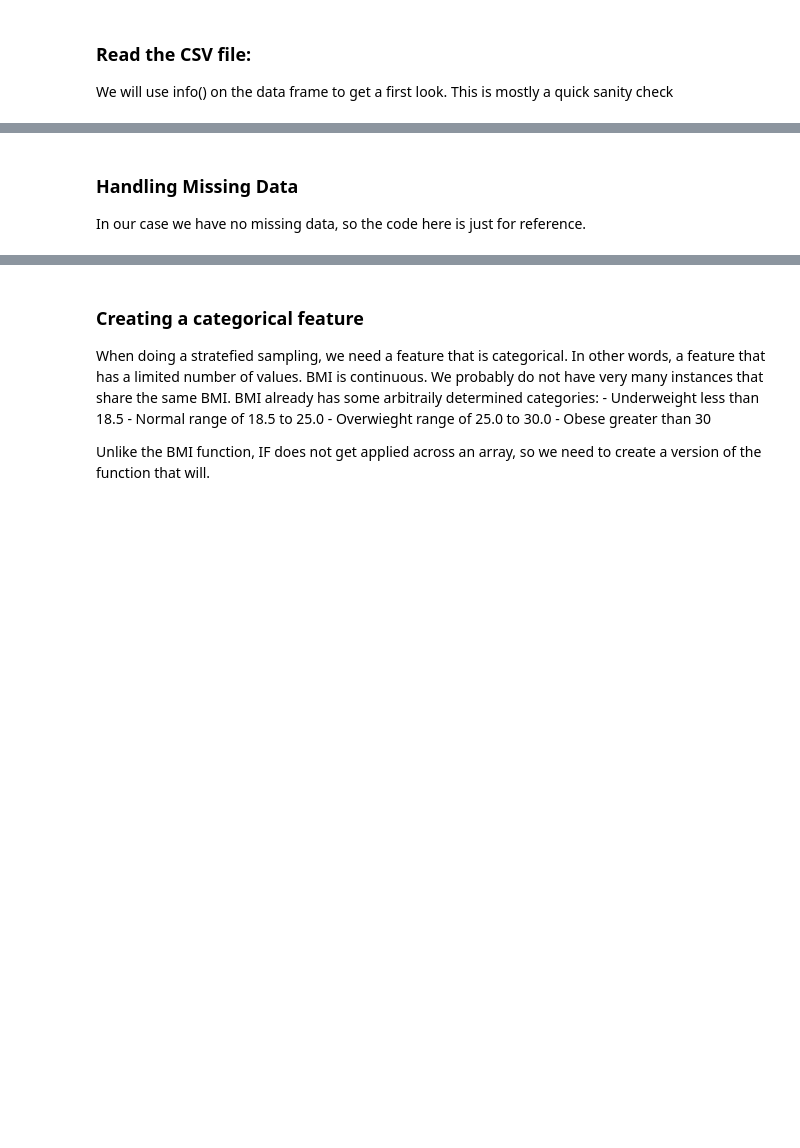
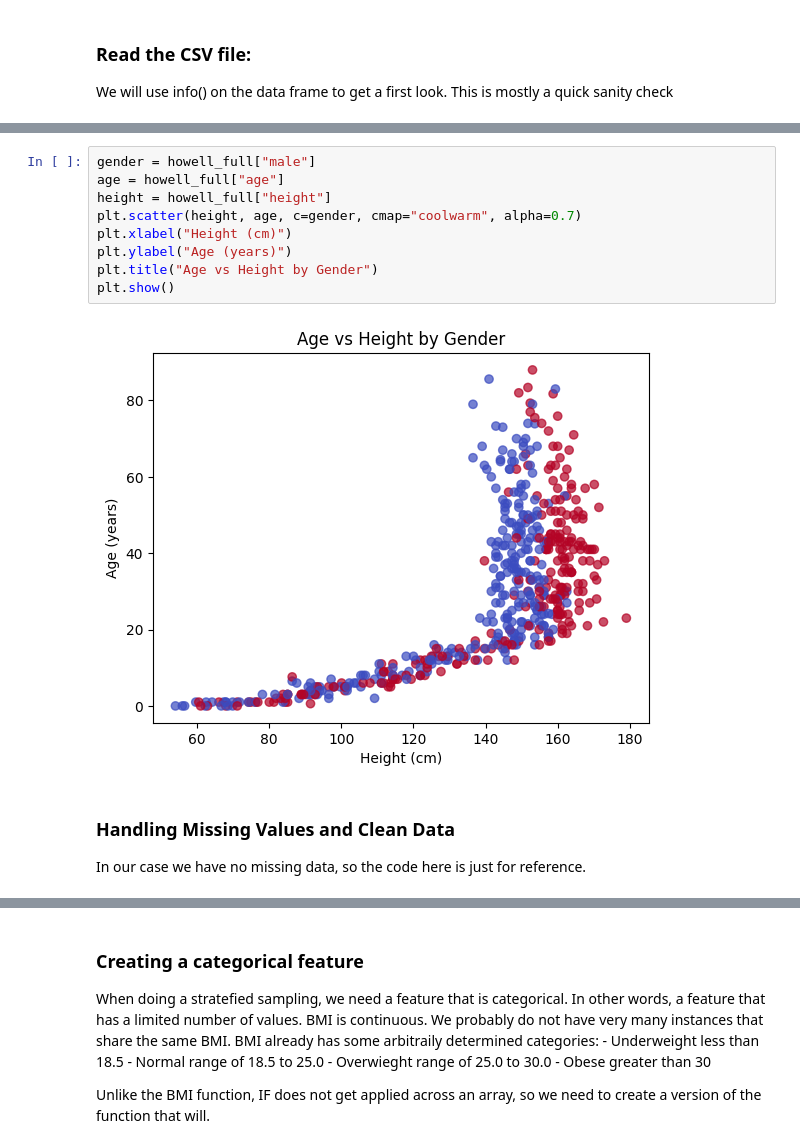
Before and after one commit to bfuemmeler/applied-ml-fuemmeler, a Jupyter notebook: notebooks/example02/lab2_starter.ipynb, the cells around one changed output, grey strips where cells are left out. Saved outputs shown, nothing was run; the diff lists cells and outputs as text; blank space fills up the shorter version.

```diff
--- a/notebooks/example02/lab2_starter.ipynb
+++ b/notebooks/example02/lab2_starter.ipynb
@@ -28,5 +105,16 @@ howell_full: pd.DataFrame = pd.read_csv(data_path)
+# %%
+gender = howell_full["male"]
+age = howell_full["age"]
+height = howell_full["height"]
+plt.scatter(height, age, c=gender, cmap="coolwarm", alpha=0.7)
+plt.xlabel("Height (cm)")
+plt.ylabel("Age (years)")
+plt.title("Age vs Height by Gender")
+plt.show()
+# %% [output]
+[figure, added]
 # %% [markdown]
-### Handling Missing Data
+### Handling Missing Values and Clean Data
 In our case we have no missing data, so the code here is just for reference.
 # %%
 # create a new feature with the name new
```
Also changed, not shown: parts of 23 cells of this notebook, 2 other files.
